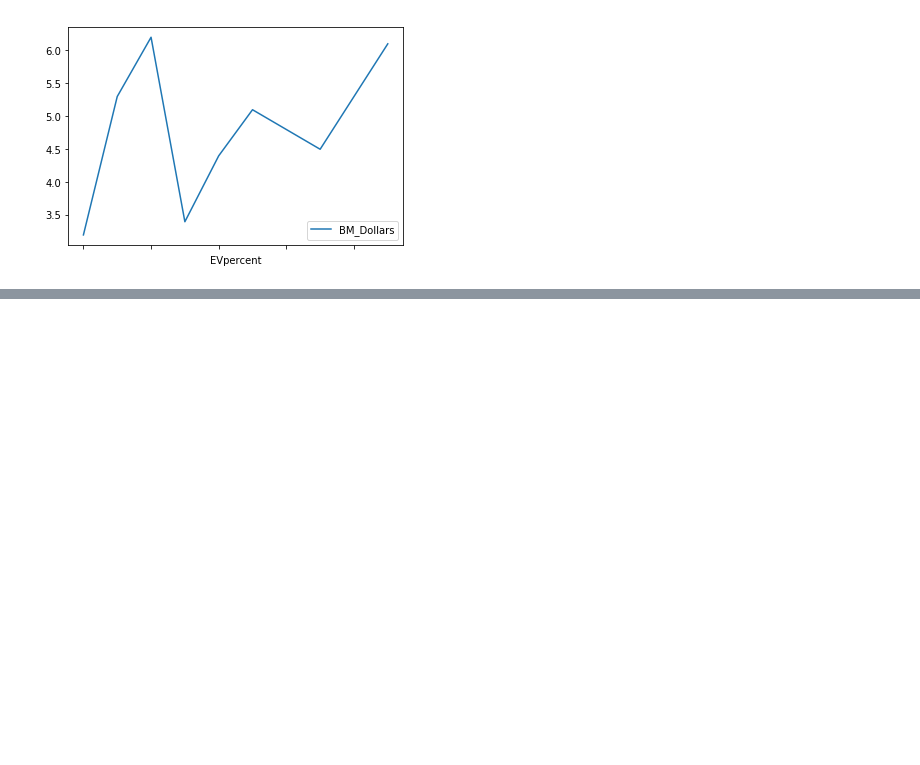
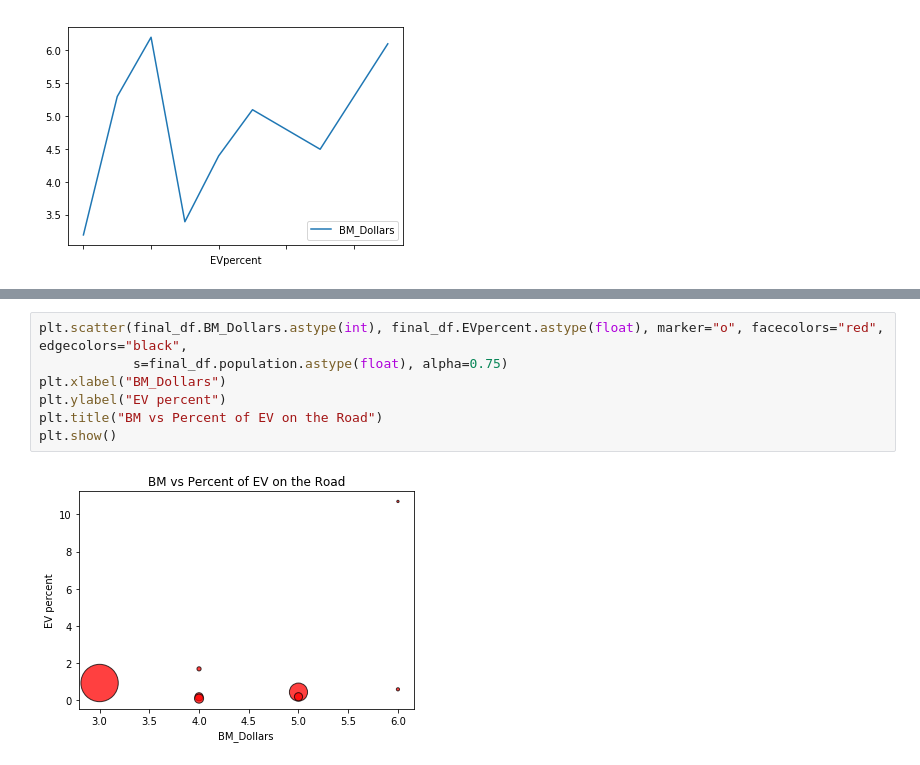
Before and after one commit to emrahselli/ETL_Project, a Jupyter notebook: bigmac_ev.ipynb, the cells around one changed output, grey strips where cells are left out. Drawn from its saved outputs; the diff is of its cells as text; blank space fills up the shorter version.

```diff
--- a/bigmac_ev.ipynb
+++ b/bigmac_ev.ipynb
@@ -119,0 +130,9 @@ plt.show()
+# %%
+plt.scatter(final_df.BM_Dollars.astype(int), final_df.EVpercent.astype(float), marker="o", facecolors="red", edgecolors="black",
+            s=final_df.population.astype(float), alpha=0.75)
+plt.xlabel("BM_Dollars")
+plt.ylabel("EV percent")
+plt.title("BM vs Percent of EV on the Road")
+plt.show()
+# %% [output]
+[figure, added]
```
Also changed, not shown: parts of 4 cells of this notebook.
